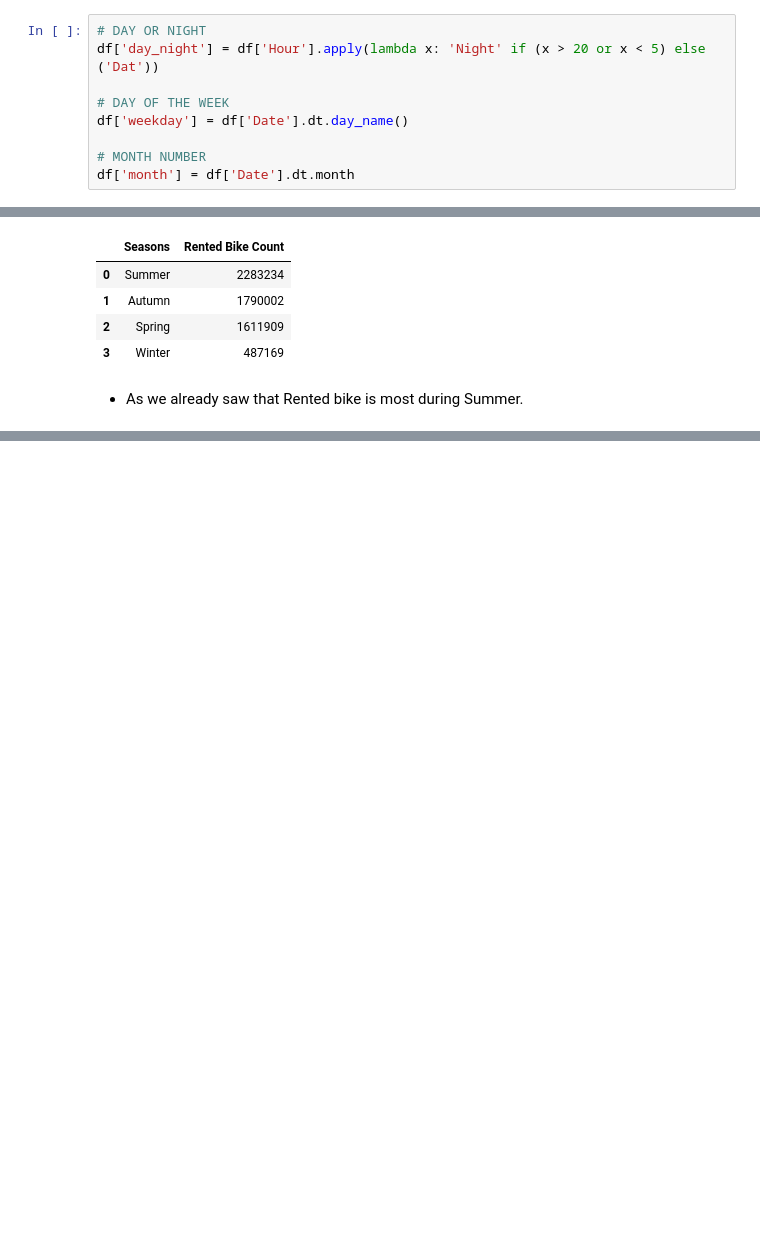
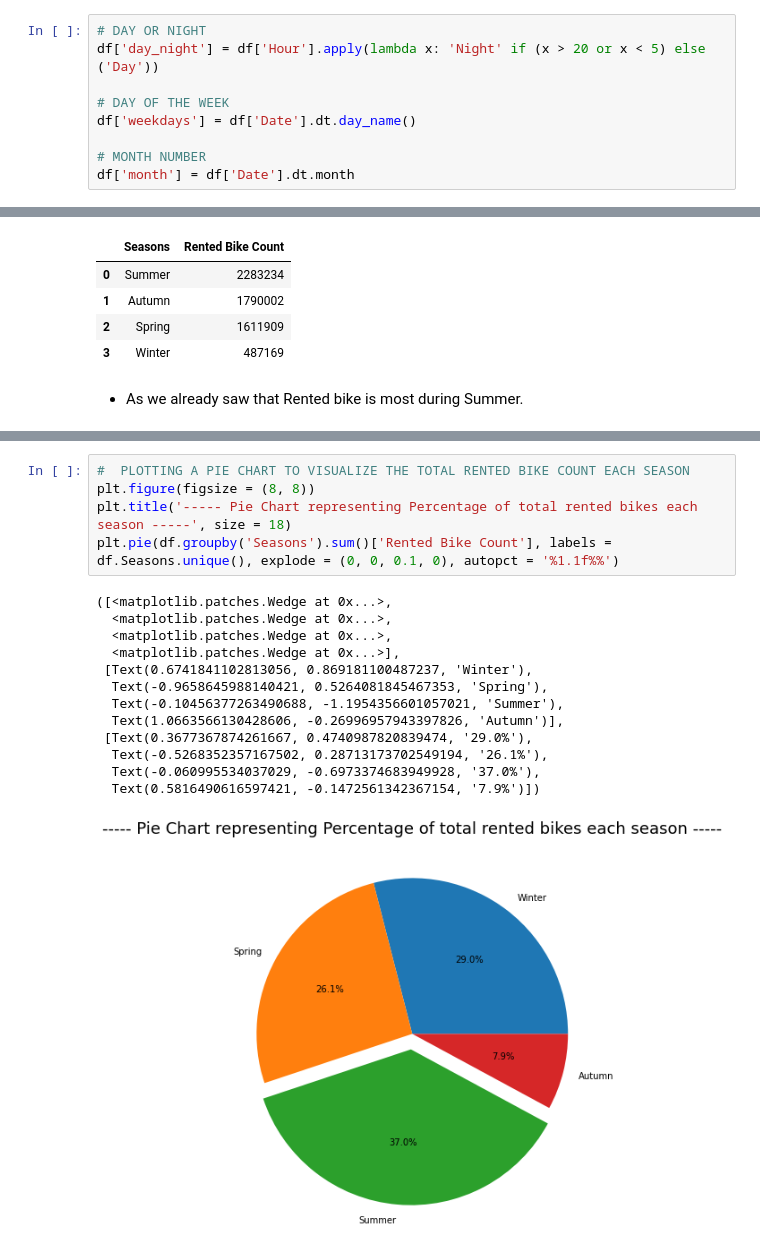
Before and after one commit to anupstar100/Seoul-Bike-Sharing-Demand-Prediction, a Jupyter notebook: SML_Capstone_Project_Bike_Sharing_Demand_Prediction_Capstone_Project.ipynb, the cells around one changed output, grey strips where cells are left out. Drawn from its saved outputs; the diff is of its cells as text; blank space fills up the shorter version.

```diff
--- a/SML_Capstone_Project_Bike_Sharing_Demand_Prediction_Capstone_Project.ipynb
+++ b/SML_Capstone_Project_Bike_Sharing_Demand_Prediction_Capstone_Project.ipynb
@@ -222,10 +232,10 @@ pd.DataFrame(df.corr().unstack().sort_values(ascending = False)['Rented Bike Cou
 ### Creating required variables
 # %%
 # DAY OR NIGHT
-df['day_night'] = df['Hour'].apply(lambda x: 'Night' if (x > 20 or x < 5) else ('Dat'))
+df['day_night'] = df['Hour'].apply(lambda x: 'Night' if (x > 20 or x < 5) else ('Day'))
 
 # DAY OF THE WEEK
-df['weekday'] = df['Date'].dt.day_name()
+df['weekdays'] = df['Date'].dt.day_name()
 
 # MONTH NUMBER
 df['month'] = df['Date'].dt.month
@@ -294,0 +311,19 @@ Name: Snowfall (cm), dtype: float64
+# %%
+#  PLOTTING A PIE CHART TO VISUALIZE THE TOTAL RENTED BIKE COUNT EACH SEASON
+plt.figure(figsize = (8, 8))
+plt.title('----- Pie Chart representing Percentage of total rented bikes each season -----', size = 18)
+plt.pie(df.groupby('Seasons').sum()['Rented Bike Count'], labels = df.Seasons.unique(), explode = (0, 0, 0.1, 0), autopct = '%1.1f%%')
+# %% [output]
+([<matplotlib.patches.Wedge at 0x...>,
+  <matplotlib.patches.Wedge at 0x...>,
+  <matplotlib.patches.Wedge at 0x...>,
+  <matplotlib.patches.Wedge at 0x...>],
+ [Text(0.6741841102813056, 0.869181100487237, 'Winter'),
+  Text(-0.9658645988140421, 0.5264081845467353, 'Spring'),
+  Text(-0.10456377263490688, -1.1954356601057021, 'Summer'),
+  Text(1.0663566130428606, -0.26996957943397826, 'Autumn')],
+ [Text(0.3677367874261667, 0.4740987820839474, '29.0%'),
+  Text(-0.5268352357167502, 0.28713173702549194, '26.1%'),
+  Text(-0.060995534037029, -0.6973374683949928, '37.0%'),
+  Text(0.5816490616597421, -0.1472561342367154, '7.9%')])
+[figure, added]
```
Also changed, not shown: parts of 31 cells of this notebook.
